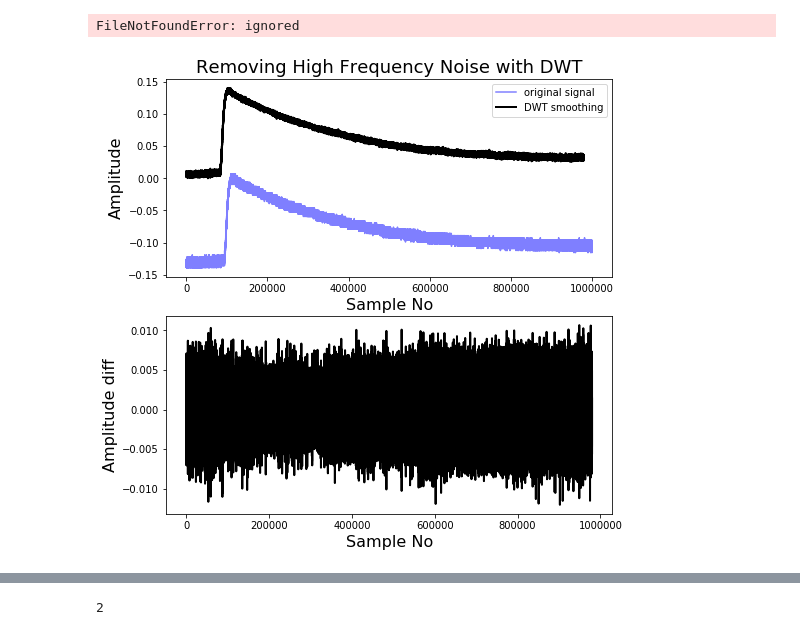
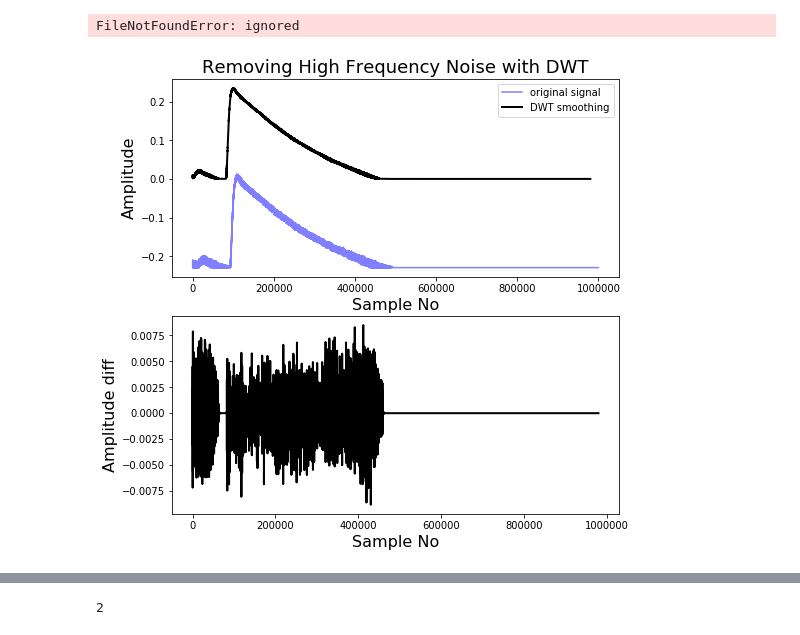
Before and after one commit to pragyasingh7/BTP-PSD, a Jupyter notebook: BTP.ipynb, the cells around one changed output, grey strips where cells are left out. Cells and saved outputs as stored; diff of their text form; code cells hidden in the pictures.

```diff
--- a/BTP.ipynb
+++ b/BTP.ipynb
@@ -529,29 +514,29 @@ uci_har_test_signals, uci_har_test_labels = randomize(test_signals, np.array(tes
 FileNotFoundError: ignored
 # %%
 # removing high frequency noise
-signal = np.genfromtxt('/content/drive/My Drive/DPP/outtest2/C1--Trace--00317.trc.txt', delimiter=',')
+signal = np.genfromtxt('/content/drive/My Drive/DPP/outtest2/C1--Trace--00464.trc.txt', delimiter=',')
 signal = signal[:, 1]*-1
 
 def lowpassfilter(signal, thres = 0.64, wavelet='db4'):
   thres = thres*np.nanmax(signal)
   coeff = pywt.wavedec(signal, wavelet, mode='per')
   coeff[1:] = (pywt.threshold(i, value=thres, mode='soft') for i in coeff[1:])
   reconstructed_signal = pywt.waverec(coeff, wavelet, mode='per')
   return reconstructed_signal
 
 fig, ax = plt.subplots(nrows=2, ncols=1,figsize=(8, 8))
 ax[0].plot(signal, color="b", alpha=0.5, label='original signal')
-rec = lowpassfilter(signal, 0.4, 'coif4')[10000:-10000]
+rec = lowpassfilter(signal, 0.4, 'db4')[10000:-10000]
 rec_mod = rec-min(rec)
 diff = rec_mod[1:]-rec_mod[:-1]
 ax[0].plot(rec_mod, 'k', label='DWT smoothing', linewidth=2)
 ax[0].legend()
 ax[1].plot(diff, 'k', label='Height difference', linewidth=2)
 ax[0].set_title('Removing High Frequency Noise with DWT', fontsize=18)
 ax[0].set_ylabel('Amplitude', fontsize=16)
 ax[1].set_ylabel('Amplitude diff', fontsize=16)
 ax[0].set_xlabel('Sample No', fontsize=16)
 ax[1].set_xlabel('Sample No', fontsize=16)
 plt.show()
 # %% [output]
-[figure, old version]
+[figure, new version]
```
Also changed, not shown: parts of 68 cells of this notebook.
